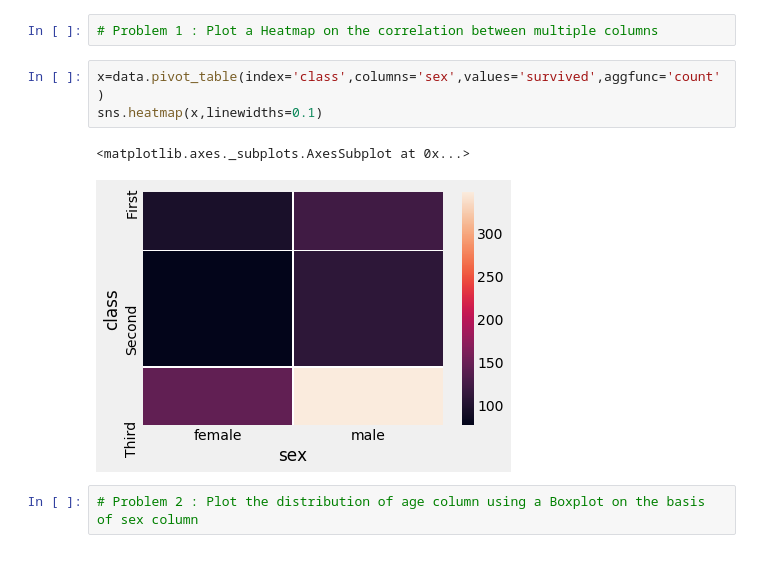
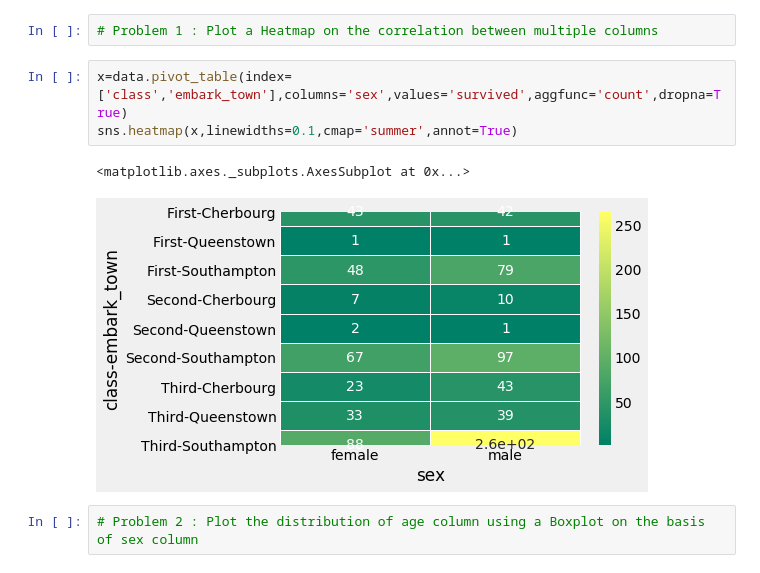
Before and after one commit to wasifekbal/seaborn, a Jupyter notebook: Seaborn-assignment-1.ipynb, the cells around one changed output. Cells and saved outputs as stored; diff of their text form.

```diff
--- a/Seaborn-assignment-1.ipynb
+++ b/Seaborn-assignment-1.ipynb
@@ -18,11 +18,11 @@ data.head()
 # %%
 # Problem 1 : Plot a Heatmap on the correlation between multiple columns
 # %%
-x=data.pivot_table(index='class',columns='sex',values='survived',aggfunc='count')
-sns.heatmap(x,linewidths=0.1)
+x=data.pivot_table(index=['class','embark_town'],columns='sex',values='survived',aggfunc='count',dropna=True)
+sns.heatmap(x,linewidths=0.1,cmap='summer',annot=True)
 # %% [output]
 <matplotlib.axes._subplots.AxesSubplot at 0x...>
-[figure, old version]
+[figure, new version]
 # %%
 # Problem 2 : Plot the distribution of age column using a Boxplot on the basis of sex column
 # %%
```
